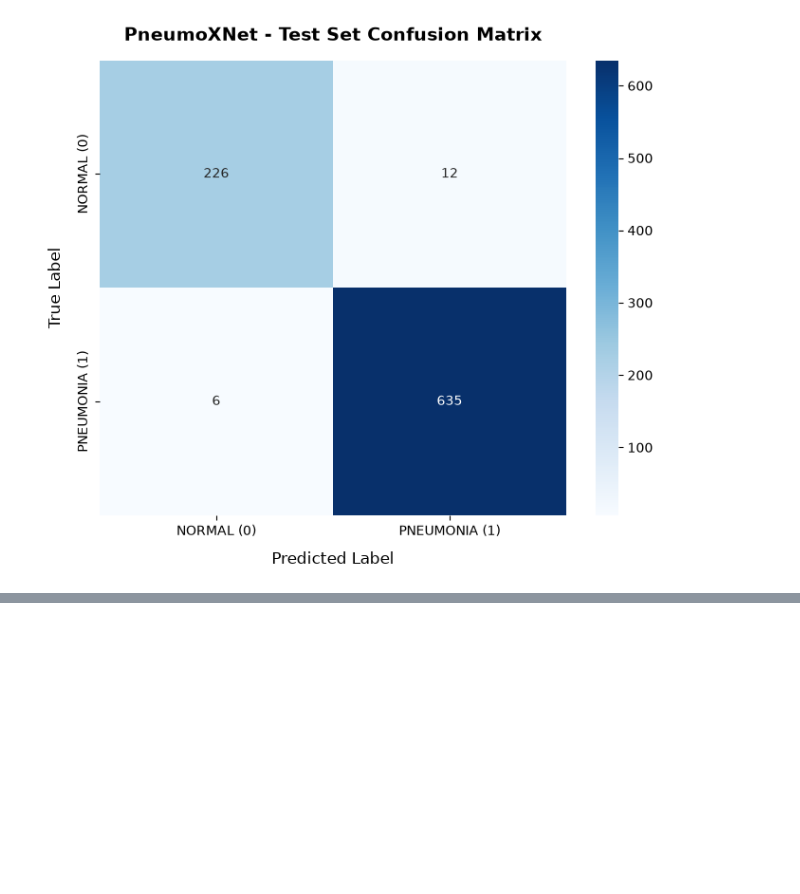
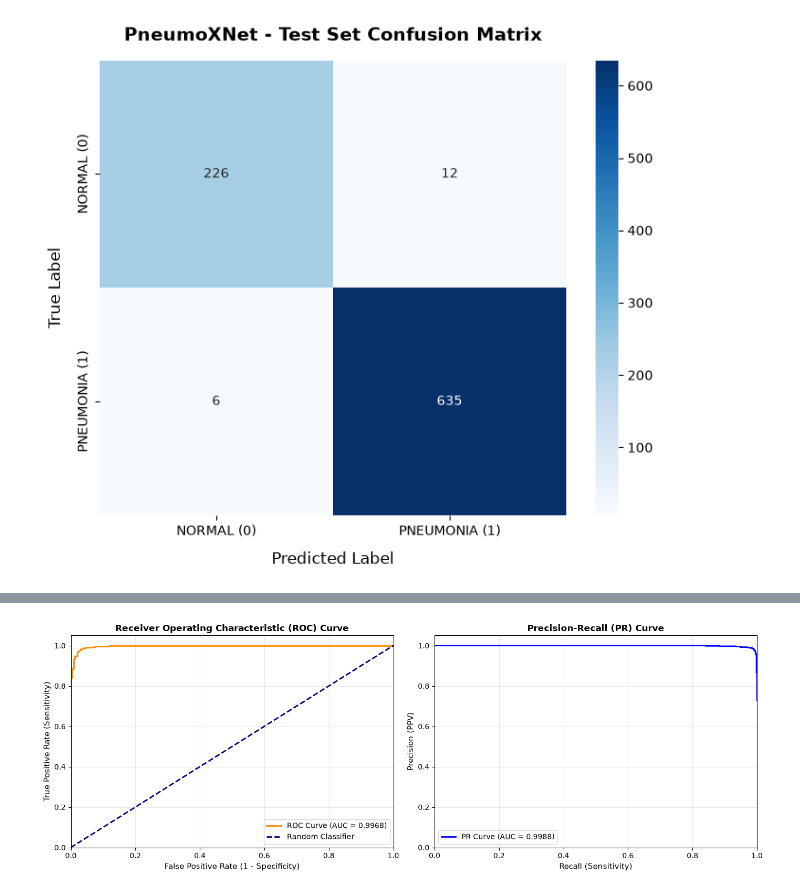
Before and after one commit to jaimulhaque/Pneumonia-MultiModel-XAI, a Jupyter notebook: notebooks/16_Performance_Evaluation_and_Metrics.ipynb, the cells around one changed output, grey strips where cells are left out. Saved outputs shown, nothing was run; the diff lists cells and outputs as text; code cells hidden in the pictures; blank space fills up the shorter version.

```diff
--- a/notebooks/16_Performance_Evaluation_and_Metrics.ipynb
+++ b/notebooks/16_Performance_Evaluation_and_Metrics.ipynb
@@ -431,0 +527,45 @@ plt.show()
+# %%
+# ============================================================
+# Cell 9: ROC-AUC and Precision-Recall Curves
+# ============================================================
+import matplotlib.pyplot as plt
+from sklearn.metrics import roc_curve, precision_recall_curve, auc
+
+# Compute ROC Curve
+fpr, tpr, _ = roc_curve(binary_true, pneumonia_probs)
+roc_auc = auc(fpr, tpr)
+
+# Compute Precision-Recall Curve
+precision, recall, _ = precision_recall_curve(binary_true, pneumonia_probs)
+pr_auc = auc(recall, precision)
+
+# Plotting Curves
+plt.figure(figsize=(14, 5))
+
+# 1. ROC Curve
+plt.subplot(1, 2, 1)
+plt.plot(fpr, tpr, color='darkorange', lw=2, label=f'ROC Curve (AUC = {roc_auc:.4f})')
+plt.plot([0, 1], [0, 1], color='navy', lw=2, linestyle='--', label='Random Classifier')
+plt.xlim([0.0, 1.0])
+plt.ylim([0.0, 1.05])
+plt.xlabel('False Positive Rate (1 - Specificity)', fontsize=11)
+plt.ylabel('True Positive Rate (Sensitivity)', fontsize=11)
+plt.title('Receiver Operating Characteristic (ROC) Curve', fontsize=12, fontweight='bold')
+plt.legend(loc="lower right", fontsize=10)
+plt.grid(alpha=0.3)
+
+# 2. Precision-Recall Curve
+plt.subplot(1, 2, 2)
+plt.plot(recall, precision, color='blue', lw=2, label=f'PR Curve (AUC = {pr_auc:.4f})')
+plt.xlim([0.0, 1.0])
+plt.ylim([0.0, 1.05])
+plt.xlabel('Recall (Sensitivity)', fontsize=11)
+plt.ylabel('Precision (PPV)', fontsize=11)
+plt.title('Precision-Recall (PR) Curve', fontsize=12, fontweight='bold')
+plt.legend(loc="lower left", fontsize=10)
+plt.grid(alpha=0.3)
+
+plt.tight_layout()
+plt.show()
+# %% [output]
+[figure, added]
```
Also changed, not shown: parts of 2 cells of this notebook.
